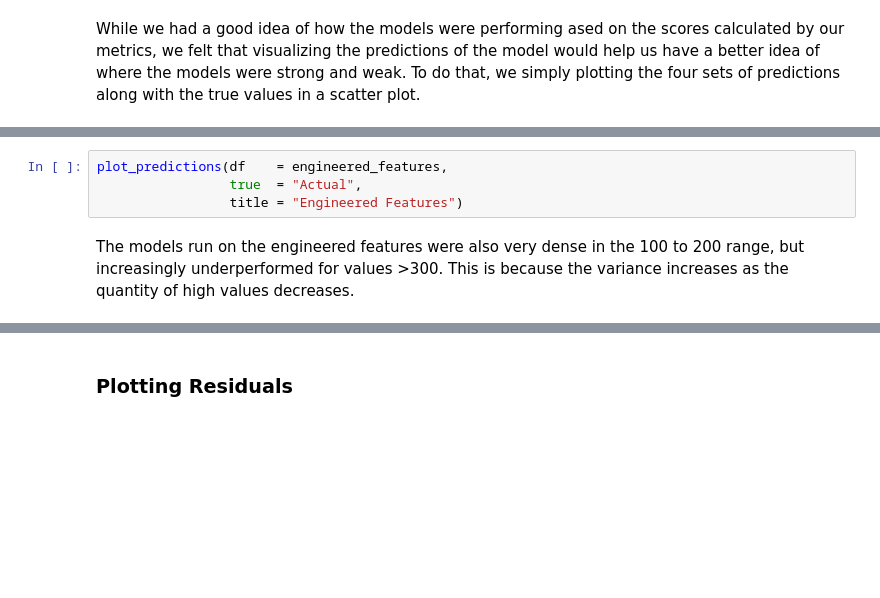
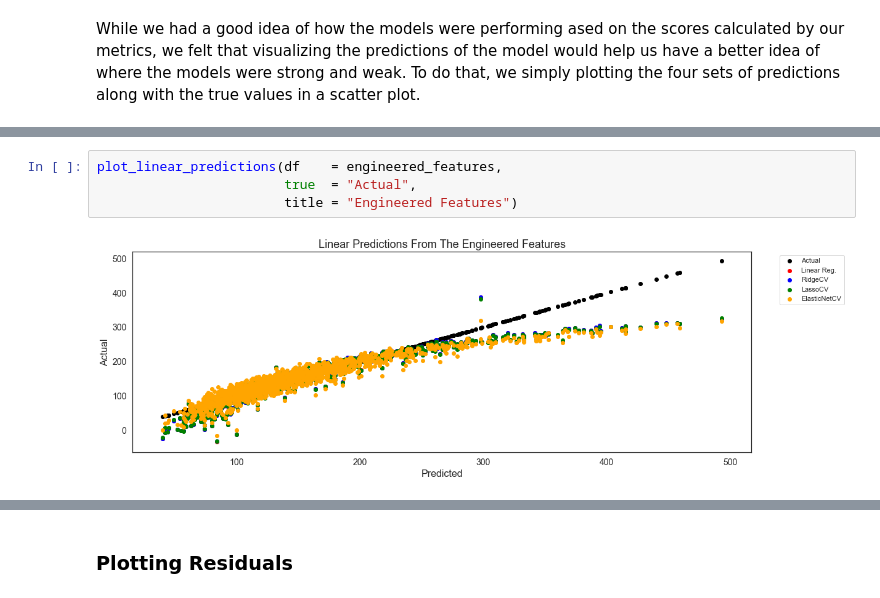
Before and after one commit to a-bergman/DSI-Capstone, a Jupyter notebook: Code/Modeling And Evaluation.ipynb, the cells around one changed output, grey strips where cells are left out. Cells and saved outputs as stored; diff of their text form; blank space fills up the shorter version.

```diff
--- a/Code/Modeling And Evaluation.ipynb
+++ b/Code/Modeling And Evaluation.ipynb
@@ -758,6 +1087,6 @@ The four models performed the best on values <200 given that the points there ar
 # %%
-plot_predictions(df    = engineered_features,
-                 true  = "Actual",
-                 title = "Engineered Features")
+plot_linear_predictions(df    = engineered_features,
+                        true  = "Actual",
+                        title = "Engineered Features")
+# %% [output]
+[figure, added]
-# %% [markdown]
-The models run on the engineered features were also very dense in the 100 to 200 range, but increasingly underperformed for values >300.  This is because the variance increases as the quantity of high values decreases.
```
Also changed, not shown: parts of 77 cells of this notebook.
